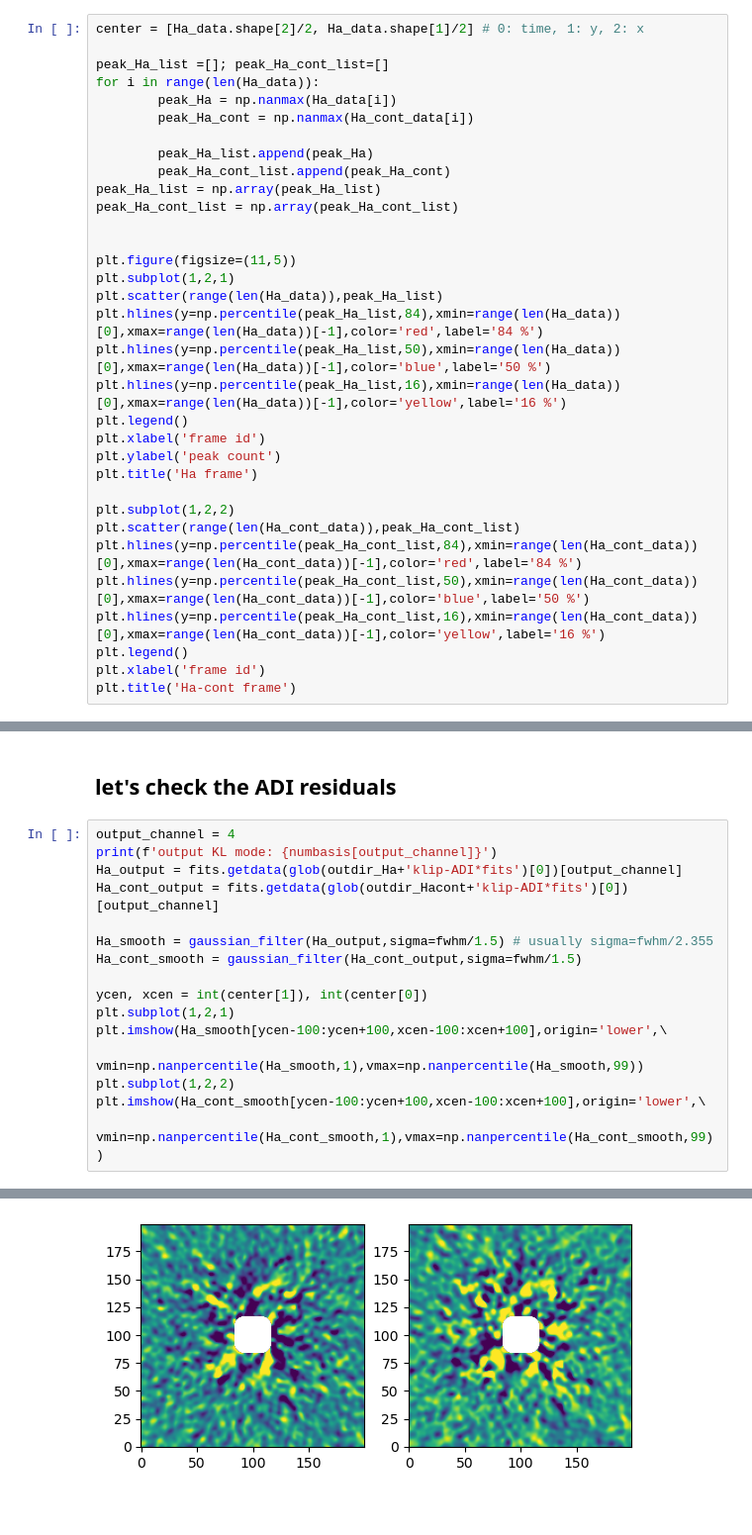
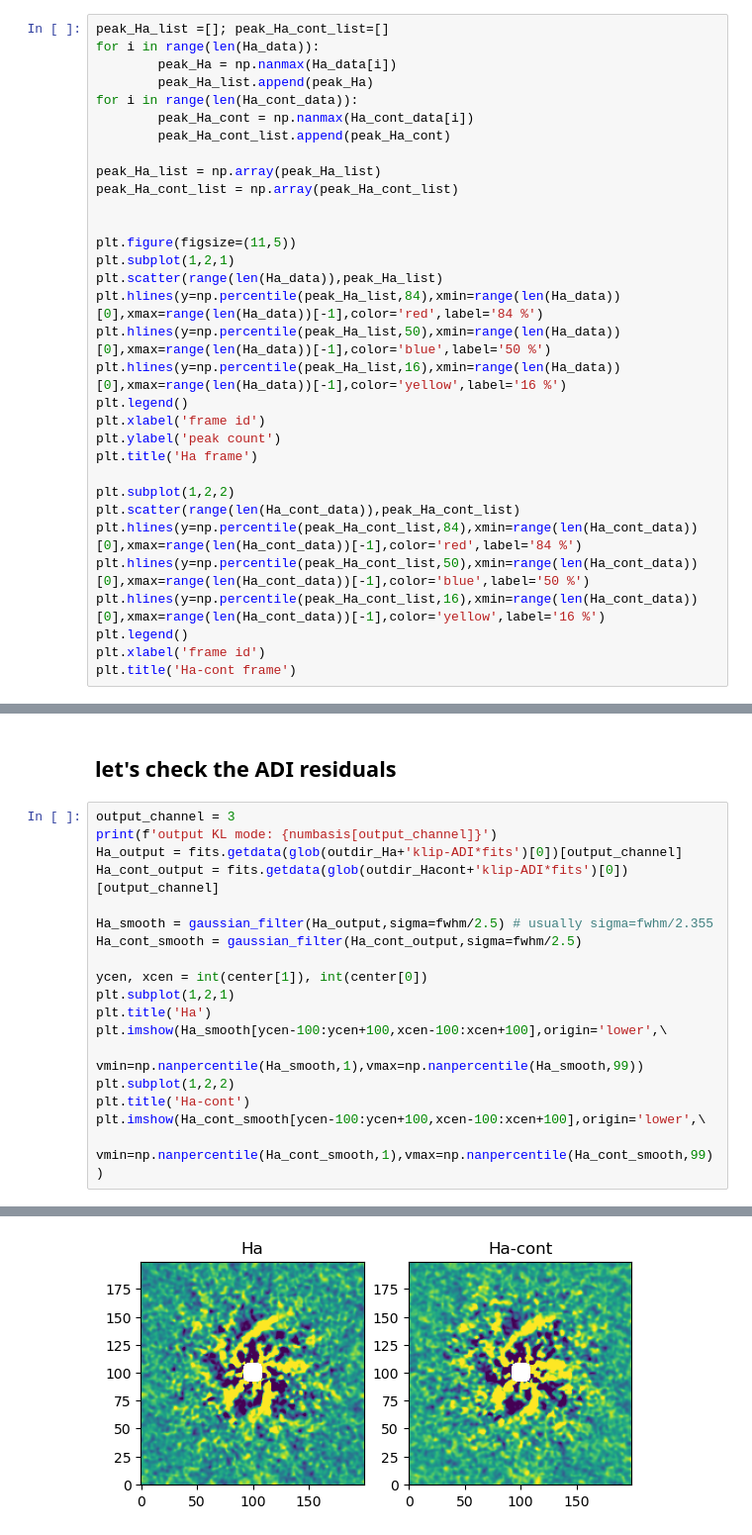
Before and after one commit to taichiuyama/VAMPIRES_Ha_tutorial, a Jupyter notebook: tutorial_VAMP-ADI+SDI.ipynb, the cells around one changed output, grey strips where cells are left out. Shown at 99% size. Cells and saved outputs as stored; diff of their text form; blank space fills up the shorter version.

```diff
--- a/tutorial_VAMP-ADI+SDI.ipynb
+++ b/tutorial_VAMP-ADI+SDI.ipynb
@@ -306,15 +332,14 @@ N_delta = 0.8
 ## b-1) check each exposure file
 ### PSF pattern is very variable (depending on AO performance at each exposure; e.g. seeing - humidity, wind) and simply incorporating all the data into post-processing may not result in the best high-contrast performance.
 # %%
-center = [Ha_data.shape[2]/2, Ha_data.shape[1]/2] # 0: time, 1: y, 2: x
-
 peak_Ha_list =[]; peak_Ha_cont_list=[]
 for i in range(len(Ha_data)):
         peak_Ha = np.nanmax(Ha_data[i])
+        peak_Ha_list.append(peak_Ha)
+for i in range(len(Ha_cont_data)):
         peak_Ha_cont = np.nanmax(Ha_cont_data[i])
+        peak_Ha_cont_list.append(peak_Ha_cont)
 
-        peak_Ha_list.append(peak_Ha)
-        peak_Ha_cont_list.append(peak_Ha_cont)
 peak_Ha_list = np.array(peak_Ha_list)
 peak_Ha_cont_list = np.array(peak_Ha_cont_list)
 
@@ -462,19 +487,21 @@ wavelength collapsing reduced data of shape (b, N, wv, y, x):(7, 108, 1, 756, 75
 # %% [markdown]
 ## let's check the ADI residuals
 # %%
-output_channel = 4
+output_channel = 3
 print(f'output KL mode: {numbasis[output_channel]}')
 Ha_output = fits.getdata(glob(outdir_Ha+'klip-ADI*fits')[0])[output_channel]
 Ha_cont_output = fits.getdata(glob(outdir_Hacont+'klip-ADI*fits')[0])[output_channel]
 
-Ha_smooth = gaussian_filter(Ha_output,sigma=fwhm/1.5) # usually sigma=fwhm/2.355
-Ha_cont_smooth = gaussian_filter(Ha_cont_output,sigma=fwhm/1.5)
+Ha_smooth = gaussian_filter(Ha_output,sigma=fwhm/2.5) # usually sigma=fwhm/2.355
+Ha_cont_smooth = gaussian_filter(Ha_cont_output,sigma=fwhm/2.5)
 
 ycen, xcen = int(center[1]), int(center[0])
 plt.subplot(1,2,1)
+plt.title('Ha')
 plt.imshow(Ha_smooth[ycen-100:ycen+100,xcen-100:xcen+100],origin='lower',\
            vmin=np.nanpercentile(Ha_smooth,1),vmax=np.nanpercentile(Ha_smooth,99))
 plt.subplot(1,2,2)
+plt.title('Ha-cont')
 plt.imshow(Ha_cont_smooth[ycen-100:ycen+100,xcen-100:xcen+100],origin='lower',\
            vmin=np.nanpercentile(Ha_cont_smooth,1),vmax=np.nanpercentile(Ha_cont_smooth,99))
 # %% [output]
@@ -482,2 +509,2 @@ output KL mode: 10
 <matplotlib.image.AxesImage at 0x...>
-[figure, old version]
+[figure, new version]
```
Also changed, not shown: parts of 25 cells of this notebook.
